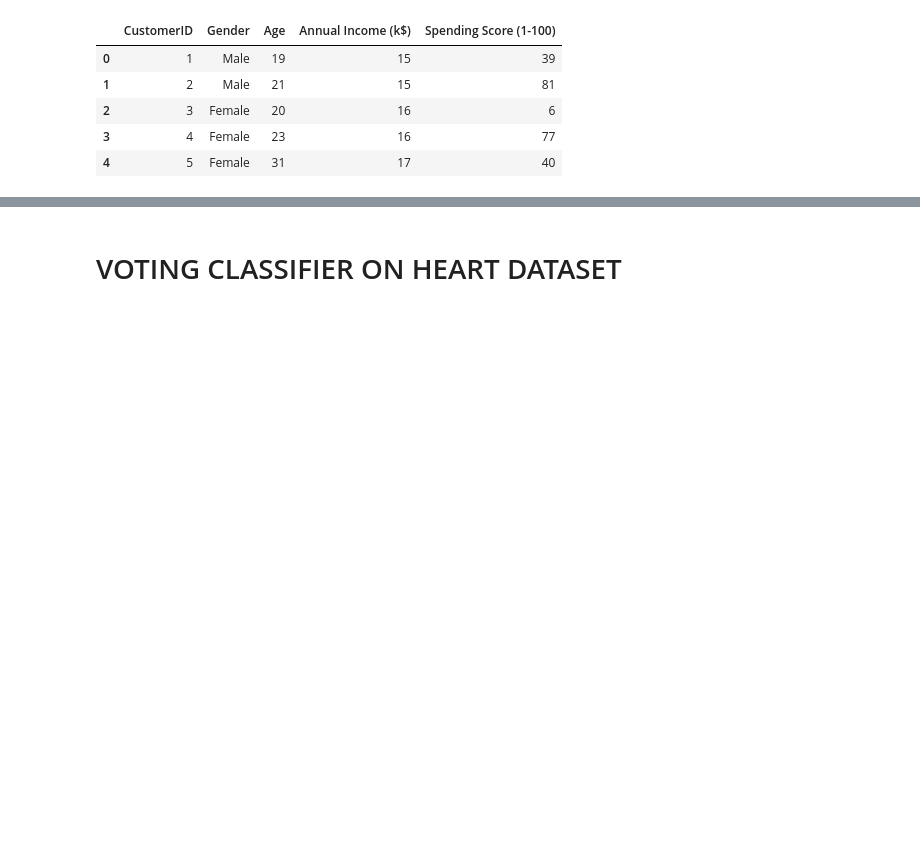
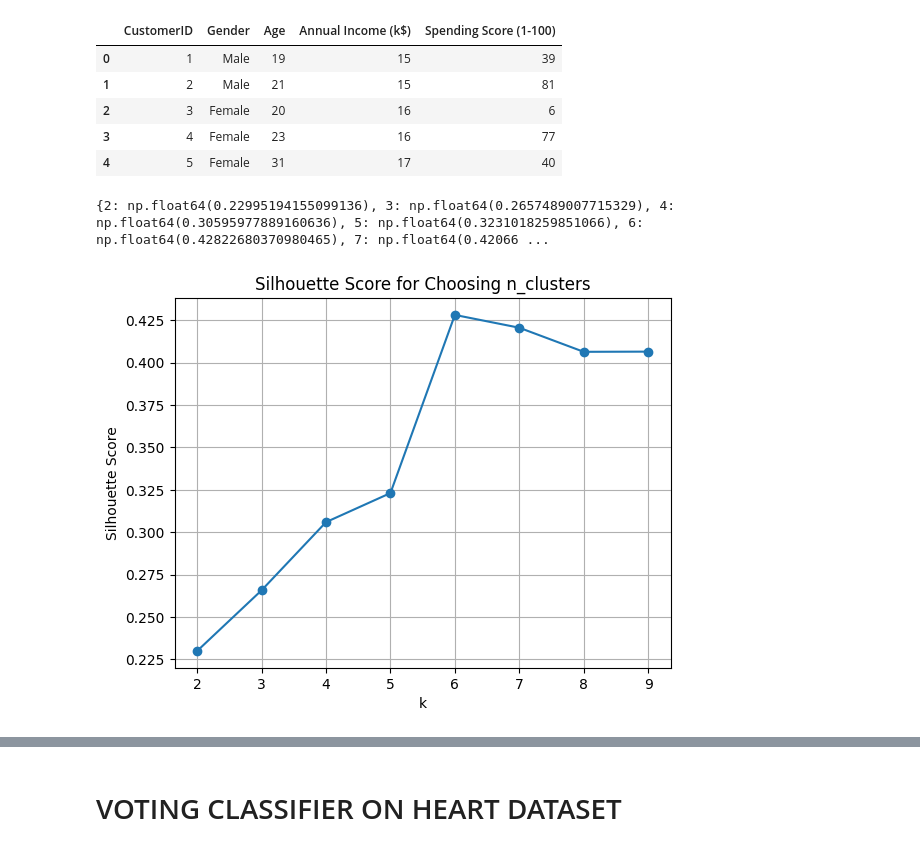
Before and after one commit to Mohammed-Abdul-Rafe-Sajid/ML-LAB, a Jupyter notebook: BIRCH, Bagging, AdaBoost, MajorityVoting.ipynb, the cells around one changed output, grey strips where cells are left out. Drawn from its saved outputs; the diff is of its cells as text; code cells hidden in the pictures; blank space fills up the shorter version.

```diff
--- a/BIRCH, Bagging, AdaBoost, MajorityVoting.ipynb
+++ b/BIRCH, Bagging, AdaBoost, MajorityVoting.ipynb
@@ -15,6 +15,25 @@ df.head()
 | 2 | 3 | Female | 20 | 16 | 6 |
 | 3 | 4 | Female | 23 | 16 | 77 |
 | 4 | 5 | Female | 31 | 17 | 40 |
+# %%
+from sklearn.metrics import silhouette_score
+
+scores = {}
+for k in range(2, 10):
+    birch_k = Birch(n_clusters=k)
+    labels = birch_k.fit_predict(X_scaled)
+    scores[k] = silhouette_score(X_scaled, labels)
+
+print(scores)
+plt.plot(list(scores.keys()), list(scores.values()), marker='o')
+plt.title("Silhouette Score for Choosing n_clusters")
+plt.xlabel("k")
+plt.ylabel("Silhouette Score")
+plt.grid()
+plt.show()
+# %% [output]
+{2: np.float64(0.22995194155099136), 3: np.float64(0.2657489007715329), 4: np.float64(0.30595977889160636), 5: np.float64(0.3231018259851066), 6: np.float64(0.42822680370980465), 7: np.float64(0.42066 ...
+[figure, added]
 # %%
 # Step 1: Import Libraries
 import pandas as pd
```
Also changed, not shown: parts of 6 cells of this notebook.
